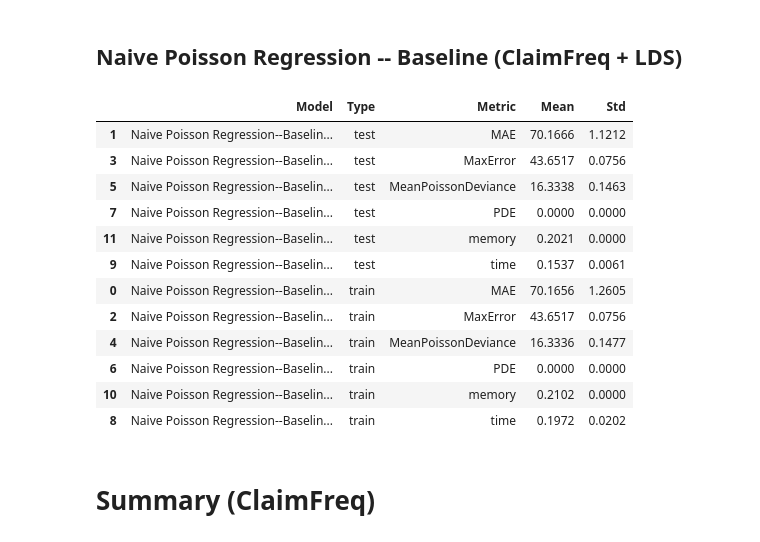
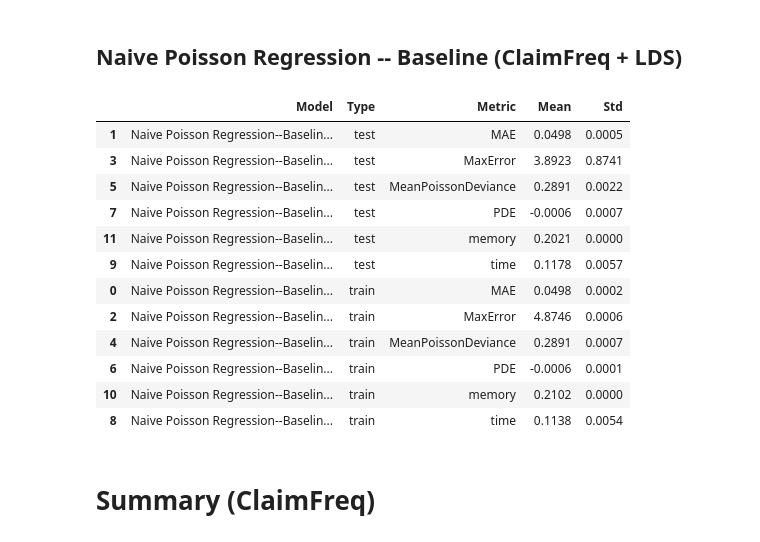
Before and after one commit to yueht23/PGPC2024, a Jupyter notebook: PipeLine_DIR.ipynb, the cells around one changed output. Saved outputs shown, nothing was run; the diff lists cells and outputs as text; code cells hidden in the pictures.

```diff
--- a/PipeLine_DIR.ipynb
+++ b/PipeLine_DIR.ipynb
@@ -182,7 +213,7 @@ df = load_data()
 
 # replace target as Claim Frequency and drop and Exposure
 df["ClaimFreq"] = df["ClaimNb"]/df['Exposure']
-df["ClaimFreq"] = df["ClaimFreq"].clip(upper = 52)
+df["ClaimFreq"] = df["ClaimFreq"].clip(upper = 5)
 df.drop(columns = ['ClaimNb'], inplace=True)
 
 # drop Area AS it can be inferred from Region
@@ -253,7 +284,7 @@ for train_index, test_index in tqdm(kf5.split(X)):
     scores["test_memory"].append(peak / (1024 * 1024 * 1024))
 
     """Calculate the Metrics"""
-    scores = calculate_metrics(scores, y_train, y_pred_train, y_test, y_pred_test)
+    scores = calculate_metrics(scores, y_train*X_train['Exposure'], y_pred_train, y_test*X_test['Exposure'], y_pred_test)
 results.append(scores)
 print_scores(scores)
 # %% [output]
@@ -278,7 +309,7 @@ df = load_data()
 
 # replace target as Claim Frequency and drop and Exposure
 df["ClaimFreq"] = df["ClaimNb"]/df['Exposure']
-df["ClaimFreq"] = df["ClaimFreq"].clip(upper = 52)
+df["ClaimFreq"] = df["ClaimFreq"].clip(upper = 5)
 df.drop(columns = ['ClaimNb'], inplace=True)
 
 # drop Area AS it can be inferred from Region
@@ -340,8 +371,8 @@ for train_index, test_index in tqdm(kf5.split(X)):
     tracemalloc.start()
 
     # TODO: enter your model testing here
-    y_pred_train = model.predict(X_train)
-    y_pred_test = model.predict(X_test)
+    y_pred_train = model.predict(X_train)*X_train['Exposure']
+    y_pred_test = model.predict(X_test)*X_test['Exposure']
     # End of model testing
 
     end = time.time()
@@ -351,7 +382,7 @@ for train_index, test_index in tqdm(kf5.split(X)):
     scores["test_memory"].append(peak / (1024 * 1024 * 1024))
 
     """Calculate the Metrics"""
-    scores = calculate_metrics(scores, y_train, y_pred_train, y_test, y_pred_test)
+    scores = calculate_metrics(scores, y_train*X_train['Exposure'], y_pred_train, y_test*X_test['Exposure'], y_pred_test)
 results.append(scores)
 print_scores(scores)
 # %% [output]
@@ -375,7 +406,7 @@ print_scores(scores)
 df = load_data()
 
 df["ClaimFreq"] = df["ClaimNb"]/df['Exposure']
-df["ClaimFreq"] = df["ClaimFreq"].clip(upper = 52)
+df["ClaimFreq"] = df["ClaimFreq"].clip(upper = 5)
 df.drop(columns = ['ClaimNb'], inplace=True)
 
 # drop Area AS it can be inferred from Region
@@ -462,8 +493,8 @@ for train_index, test_index in tqdm(kf5.split(X)):
     tracemalloc.start()
 
     # TODO: enter your model testing here
-    y_pred_train = model.predict(X_train)
-    y_pred_test = model.predict(X_test)
+    y_pred_train = model.predict(X_train)*X_train['Exposure']
+    y_pred_test = model.predict(X_test)*X_test['Exposure']
 
     end = time.time()
     _, peak = tracemalloc.get_traced_memory()
@@ -472,7 +503,7 @@ for train_index, test_index in tqdm(kf5.split(X)):
     scores["test_memory"].append(peak / (1024 * 1024 * 1024))
 
     """Calculate the Metrics"""
-    scores = calculate_metrics(scores, y_train, y_pred_train, y_test, y_pred_test)
+    scores = calculate_metrics(scores, y_train*X_train['Exposure'], y_pred_train, y_test*X_test['Exposure'], y_pred_test)
 results.append(scores)
 print_scores(scores)
 # %% [output]
@@ -497,7 +528,7 @@ df = load_data()
 
 # replace target as Claim Frequency and drop and Exposure
 df["ClaimFreq"] = df["ClaimNb"]/df['Exposure']
-df["ClaimFreq"] = df["ClaimFreq"].clip(upper = 52)
+df["ClaimFreq"] = df["ClaimFreq"].clip(upper = 5)
 df.drop(columns = ['ClaimNb'], inplace=True)
 
 # drop Area AS it can be inferred from Region
@@ -605,48 +636,48 @@ for train_index, test_index in tqdm(kf5.split(X)):
     start = time.time()
 
     # TODO: enter your model training here
     model = naive_poisson.fit(X_train, y_train, sample_weight = weights_train['weights'])
     # End of model training
 
     end = time.time()
     _, peak = tracemalloc.get_traced_memory()
     tracemalloc.stop()
     scores["train_time"].append(end - start)
     scores["train_memory"].append(peak / (1024 * 1024 * 1024))
 
     """Test the model"""
     start = time.time()
     tracemalloc.start()
 
     # TODO: enter your model testing here
-    y_pred_train = model.predict(X_train)
-    y_pred_test = model.predict(X_test)
+    y_pred_train = model.predict(X_train)*X_train['Exposure']
+    y_pred_test = model.predict(X_test)*X_test['Exposure']
     # End of model testing
 
     end = time.time()
     _, peak = tracemalloc.get_traced_memory()
     tracemalloc.stop()
     scores["test_time"].append(end - start)
     scores["test_memory"].append(peak / (1024 * 1024 * 1024))
 
     """Calculate the Metrics"""
-    scores = calculate_metrics(scores, y_train, y_pred_train, y_test, y_pred_test)
+    scores = calculate_metrics(scores, y_train*X_train['Exposure'], y_pred_train, y_test*X_test['Exposure'], y_pred_test)
 results.append(scores)
 print_scores(scores)
 # %% [output]
 |  | Model | Type | Metric | Mean | Std |
-| 1 | Naive Poisson Regression--Baselin... | test | MAE | 70.1666 | 1.1212 |
-| 3 | Naive Poisson Regression--Baselin... | test | MaxError | 43.6517 | 0.0756 |
-| 5 | Naive Poisson Regression--Baselin... | test | MeanPoissonDeviance | 16.3338 | 0.1463 |
-| 7 | Naive Poisson Regression--Baselin... | test | PDE | 0.0000 | 0.0000 |
+| 1 | Naive Poisson Regression--Baselin... | test | MAE | 0.0498 | 0.0005 |
+| 3 | Naive Poisson Regression--Baselin... | test | MaxError | 3.8923 | 0.8741 |
+| 5 | Naive Poisson Regression--Baselin... | test | MeanPoissonDeviance | 0.2891 | 0.0022 |
+| 7 | Naive Poisson Regression--Baselin... | test | PDE | -0.0006 | 0.0007 |
 | 11 | Naive Poisson Regression--Baselin... | test | memory | 0.2021 | 0.0000 |
-| 9 | Naive Poisson Regression--Baselin... | test | time | 0.1537 | 0.0061 |
-| 0 | Naive Poisson Regression--Baselin... | train | MAE | 70.1656 | 1.2605 |
-| 2 | Naive Poisson Regression--Baselin... | train | MaxError | 43.6517 | 0.0756 |
-| 4 | Naive Poisson Regression--Baselin... | train | MeanPoissonDeviance | 16.3336 | 0.1477 |
-| 6 | Naive Poisson Regression--Baselin... | train | PDE | 0.0000 | 0.0000 |
+| 9 | Naive Poisson Regression--Baselin... | test | time | 0.1178 | 0.0057 |
+| 0 | Naive Poisson Regression--Baselin... | train | MAE | 0.0498 | 0.0002 |
+| 2 | Naive Poisson Regression--Baselin... | train | MaxError | 4.8746 | 0.0006 |
+| 4 | Naive Poisson Regression--Baselin... | train | MeanPoissonDeviance | 0.2891 | 0.0007 |
+| 6 | Naive Poisson Regression--Baselin... | train | PDE | -0.0006 | 0.0001 |
 | 10 | Naive Poisson Regression--Baselin... | train | memory | 0.2102 | 0.0000 |
-| 8 | Naive Poisson Regression--Baselin... | train | time | 0.1972 | 0.0202 |
+| 8 | Naive Poisson Regression--Baselin... | train | time | 0.1138 | 0.0054 |
 # %% [markdown]
 # Summary (ClaimFreq)
 # %%
```
Also changed, not shown: parts of 14 cells of this notebook.
